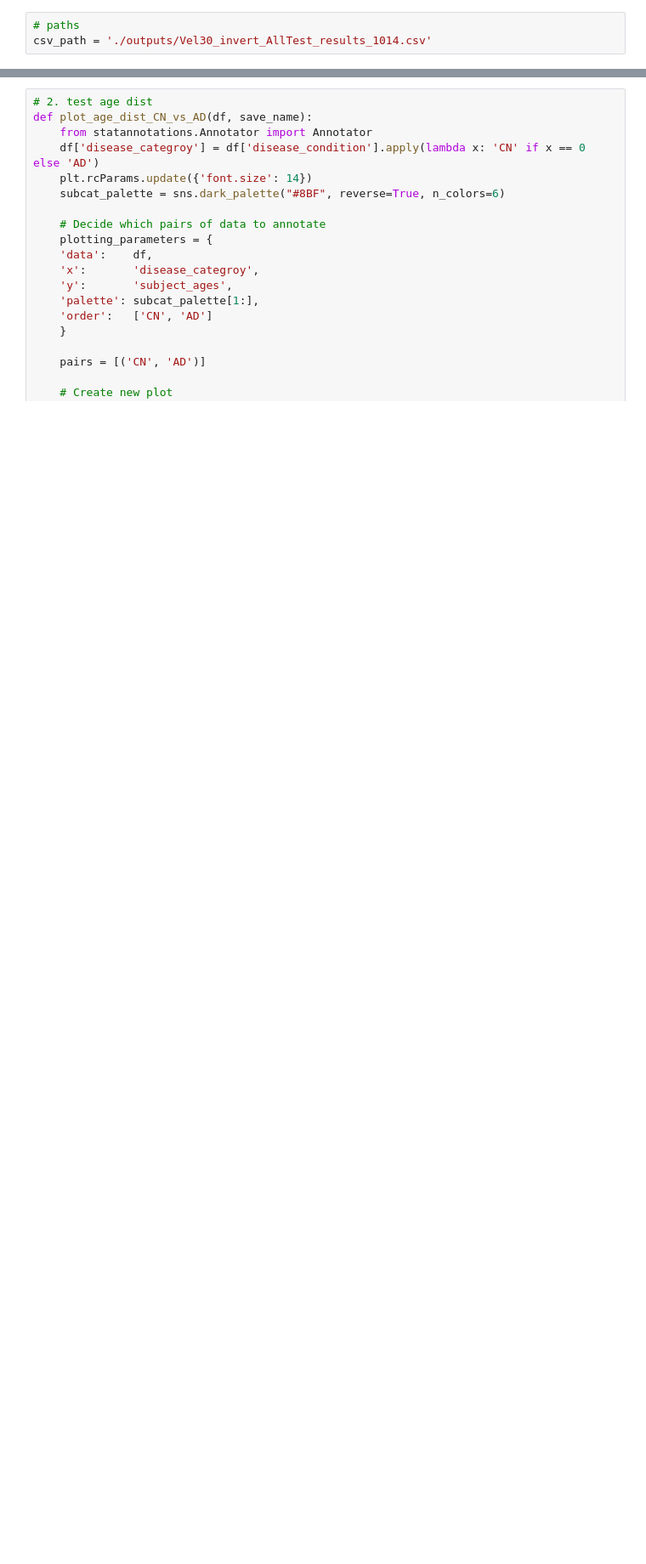
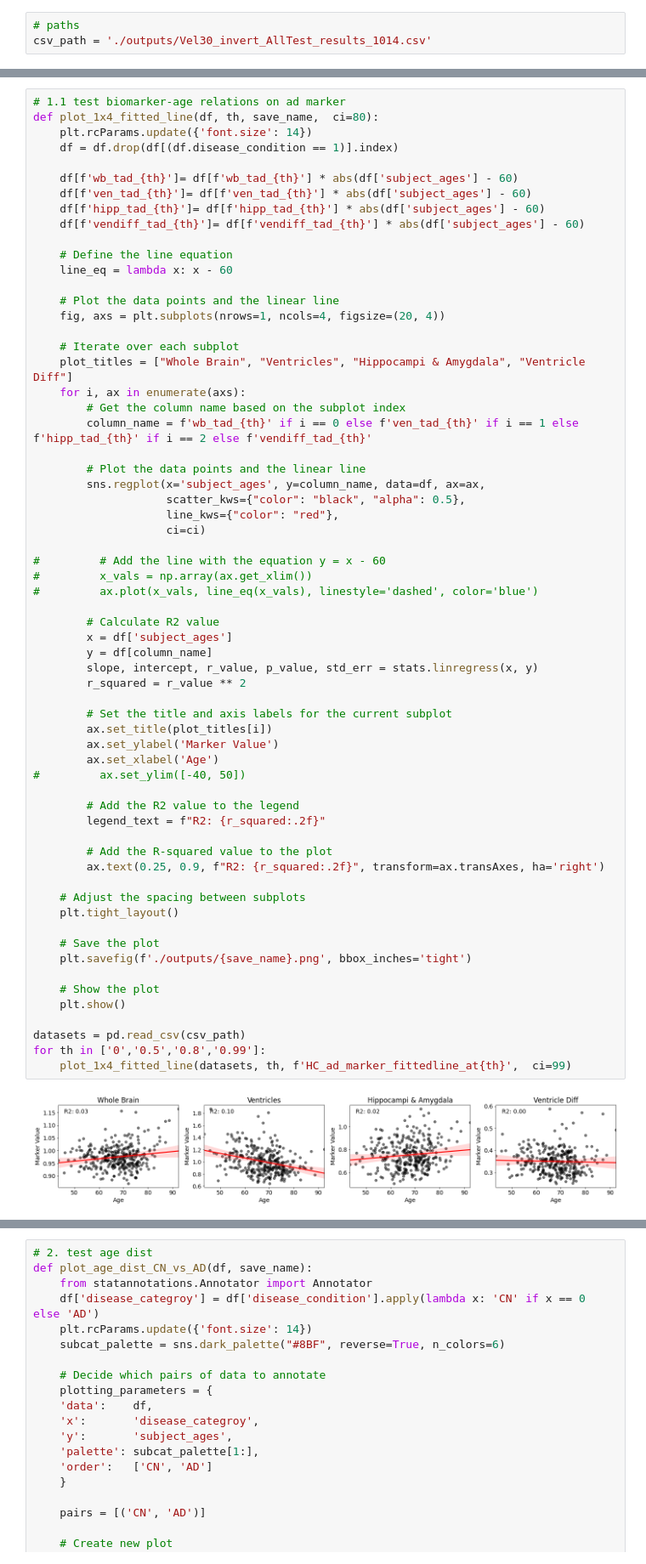
Before and after one commit to Fjr9516/Atlas-GAN, a Jupyter notebook: step5_results_analysis.ipynb, the cells around one changed output, grey strips where cells are left out. Shown at 85% size. Saved outputs shown, nothing was run; the diff lists cells and outputs as text; blank space fills up the shorter version.

```diff
--- a/step5_results_analysis.ipynb
+++ b/step5_results_analysis.ipynb
@@ -72,0 +86,65 @@ for th in ['0','0.5','0.8','0.99']:
+# %%
+# 1.1 test biomarker-age relations on ad marker
+def plot_1x4_fitted_line(df, th, save_name,  ci=80):
+    plt.rcParams.update({'font.size': 14})
+    df = df.drop(df[(df.disease_condition == 1)].index)
+
+    df[f'wb_tad_{th}']= df[f'wb_tad_{th}'] * abs(df['subject_ages'] - 60)
+    df[f'ven_tad_{th}']= df[f'ven_tad_{th}'] * abs(df['subject_ages'] - 60)
+    df[f'hipp_tad_{th}']= df[f'hipp_tad_{th}'] * abs(df['subject_ages'] - 60)
+    df[f'vendiff_tad_{th}']= df[f'vendiff_tad_{th}'] * abs(df['subject_ages'] - 60)
+
+    # Define the line equation
+    line_eq = lambda x: x - 60
+
+    # Plot the data points and the linear line
+    fig, axs = plt.subplots(nrows=1, ncols=4, figsize=(20, 4))
+
+    # Iterate over each subplot
+    plot_titles = ["Whole Brain", "Ventricles", "Hippocampi & Amygdala", "Ventricle Diff"]
+    for i, ax in enumerate(axs):
+        # Get the column name based on the subplot index
+        column_name = f'wb_tad_{th}' if i == 0 else f'ven_tad_{th}' if i == 1 else f'hipp_tad_{th}' if i == 2 else f'vendiff_tad_{th}'
+
+        # Plot the data points and the linear line
+        sns.regplot(x='subject_ages', y=column_name, data=df, ax=ax,
+                    scatter_kws={"color": "black", "alpha": 0.5},
+                    line_kws={"color": "red"},
+                    ci=ci)
+
+#         # Add the line with the equation y = x - 60
+#         x_vals = np.array(ax.get_xlim())
+#         ax.plot(x_vals, line_eq(x_vals), linestyle='dashed', color='blue')
+
+        # Calculate R2 value
+        x = df['subject_ages']
+        y = df[column_name]
+        slope, intercept, r_value, p_value, std_err = stats.linregress(x, y)
+        r_squared = r_value ** 2
+
+        # Set the title and axis labels for the current subplot
+        ax.set_title(plot_titles[i])
+        ax.set_ylabel('Marker Value')
+        ax.set_xlabel('Age')
+#         ax.set_ylim([-40, 50])
+
+        # Add the R2 value to the legend
+        legend_text = f"R2: {r_squared:.2f}"
+
+        # Add the R-squared value to the plot
+        ax.text(0.25, 0.9, f"R2: {r_squared:.2f}", transform=ax.transAxes, ha='right')
+
+    # Adjust the spacing between subplots
+    plt.tight_layout()
+
+    # Save the plot
+    plt.savefig(f'./outputs/{save_name}.png', bbox_inches='tight')
+
+    # Show the plot
+    plt.show()
+
+datasets = pd.read_csv(csv_path)
+for th in ['0','0.5','0.8','0.99']:
+    plot_1x4_fitted_line(datasets, th, f'HC_ad_marker_fittedline_at{th}',  ci=99)
+# %% [output]
+[figure, added]
```
Also changed, not shown: parts of 16 cells of this notebook.
